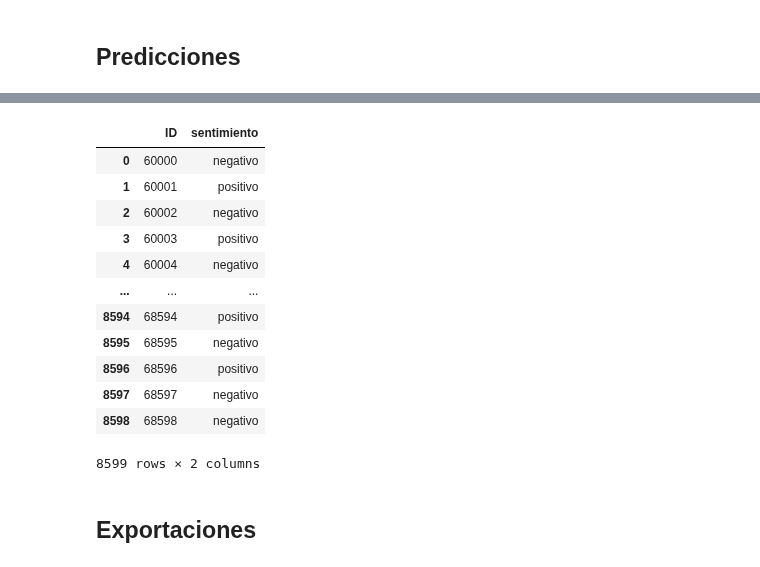
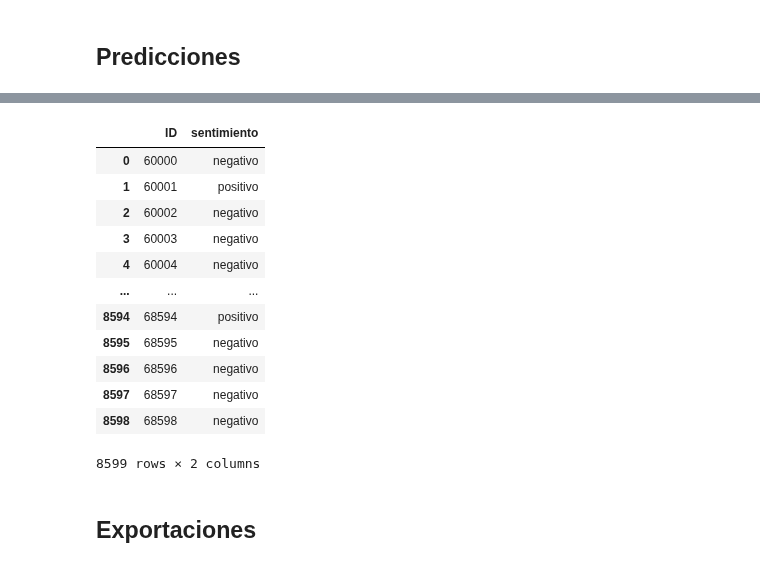
Before and after one commit to AlanRichmond/7506R-1C2024-GRUPO10, a Jupyter notebook: TP2/7506R_TP2_GRUPO10_CHPX_ENTREGA.ipynb, the cells around one changed output, grey strips where cells are left out. Cells and saved outputs as stored; diff of their text form; code cells hidden in the pictures.

Commit message:
change y_predic_cat conditions

```diff
--- a/TP2/7506R_TP2_GRUPO10_CHPX_ENTREGA.ipynb
+++ b/TP2/7506R_TP2_GRUPO10_CHPX_ENTREGA.ipynb
@@ -844,7 +844,7 @@ X_conjunto_test = conjunto_test['review_es']
 X_conjunto_test_array = np.array(X_conjunto_test, dtype=object).reshape(-1,1)
 
 y_predic = modelo.predict(X_conjunto_test_array)
-y_predic_cat = np.where(y_predic>0.4,1,0)
+y_predic_cat = np.where(y_predic>y_predic.flatten().mean(),1,0)
 
 y_pred_series = pd.Series(y_predic_cat.flatten(), index=conjunto_test.index)
 pred_test_labels = ['positivo' if pred == 1 else 'negativo' for pred in y_pred_series]
@@ -859,13 +859,13 @@ final_pred_df
 |  | ID | sentimiento |
 | 0 | 60000 | negativo |
 | 1 | 60001 | positivo |
 | 2 | 60002 | negativo |
-| 3 | 60003 | positivo |
+| 3 | 60003 | negativo |
 | 4 | 60004 | negativo |
 | ... | ... | ... |
 | 8594 | 68594 | positivo |
 | 8595 | 68595 | negativo |
-| 8596 | 68596 | positivo |
+| 8596 | 68596 | negativo |
 | 8597 | 68597 | negativo |
 | 8598 | 68598 | negativo |
 8599 rows × 2 columns
```
Also changed, not shown: parts of 1 cell of this notebook, 1 other file.
